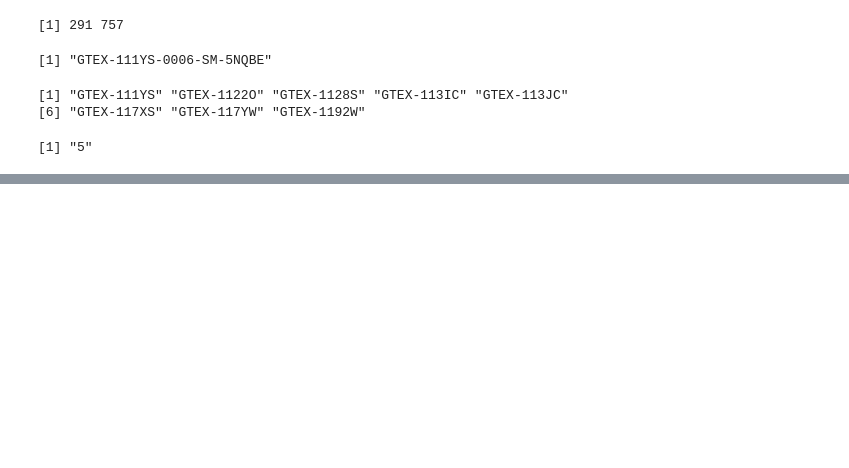
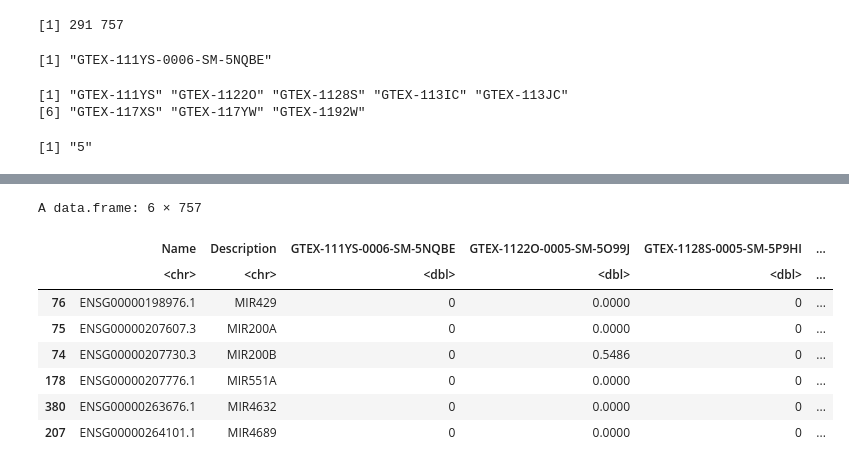
Before and after one commit to Joker-Jerome/utmost_update, a Jupyter notebook: code/R/non-coding_RNA.ipynb, the cells around one changed output, grey strips where cells are left out. Drawn from its saved outputs; the diff is of its cells as text; code cells hidden in the pictures; blank space fills up the shorter version.

```diff
--- a/code/R/non-coding_RNA.ipynb
+++ b/code/R/non-coding_RNA.ipynb
@@ -383,0 +617,12 @@ for (i in task_index) {
+# %%
+head(df_list_mirna[[1]])
+# %% [output]
+A data.frame: 6 × 757
+|  | Name | Description | GTEX-111YS-0006-SM-5NQBE | GTEX-1122O-0005-SM-5O99J | GTEX-1128S-0005-SM-5P9HI | ... |
+|  | <chr> | <chr> | <dbl> | <dbl> | <dbl> | ... |
+| 76 | ENSG00000198976.1 | MIR429 | 0 | 0.0000 | 0 | ... |
+| 75 | ENSG00000207607.3 | MIR200A | 0 | 0.0000 | 0 | ... |
+| 74 | ENSG00000207730.3 | MIR200B | 0 | 0.5486 | 0 | ... |
+| 178 | ENSG00000207776.1 | MIR551A | 0 | 0.0000 | 0 | ... |
+| 380 | ENSG00000263676.1 | MIR4632 | 0 | 0.0000 | 0 | ... |
+| 207 | ENSG00000264101.1 | MIR4689 | 0 | 0.0000 | 0 | ... |
```
Also changed, not shown: parts of 36 cells of this notebook, 11 other files.
